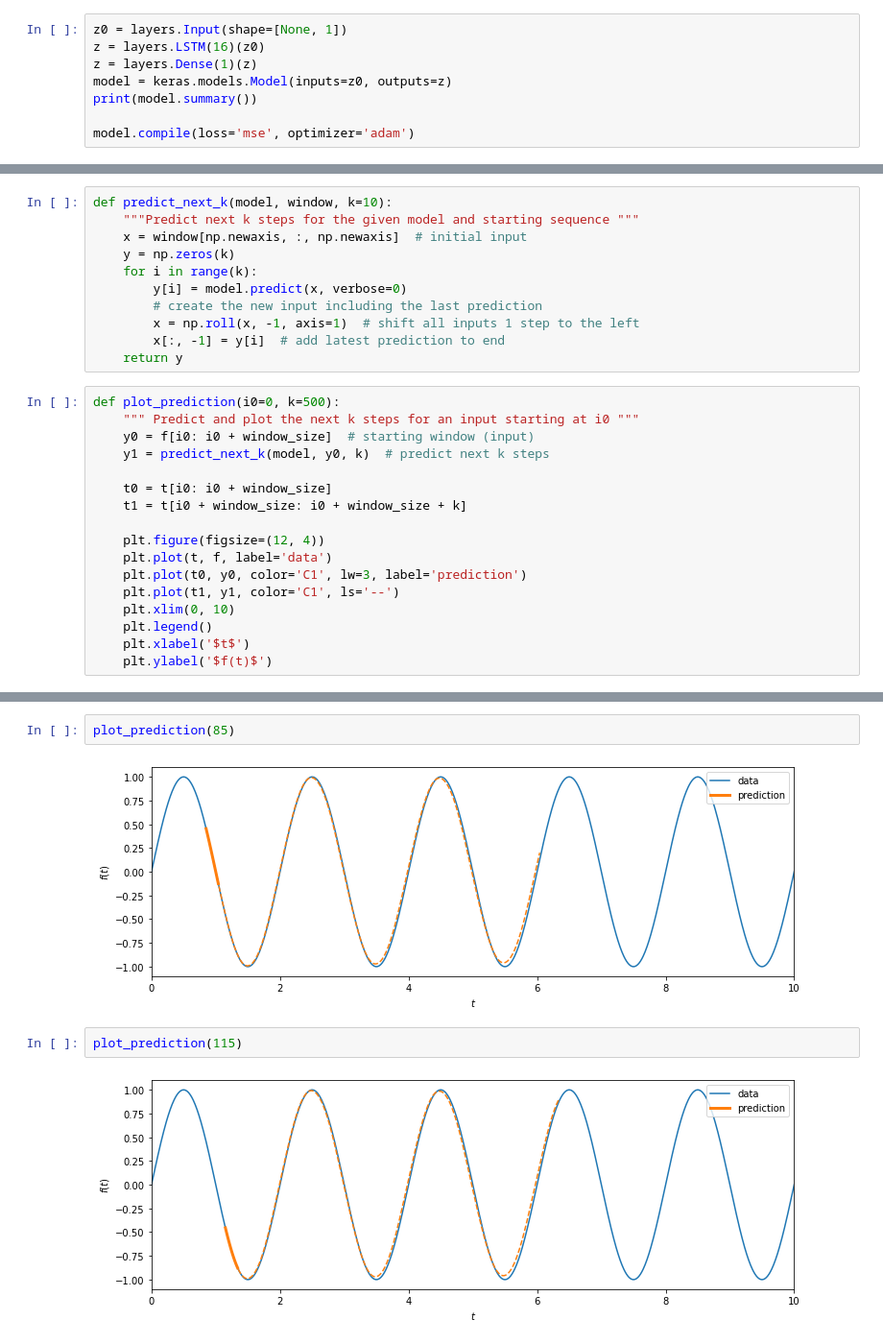
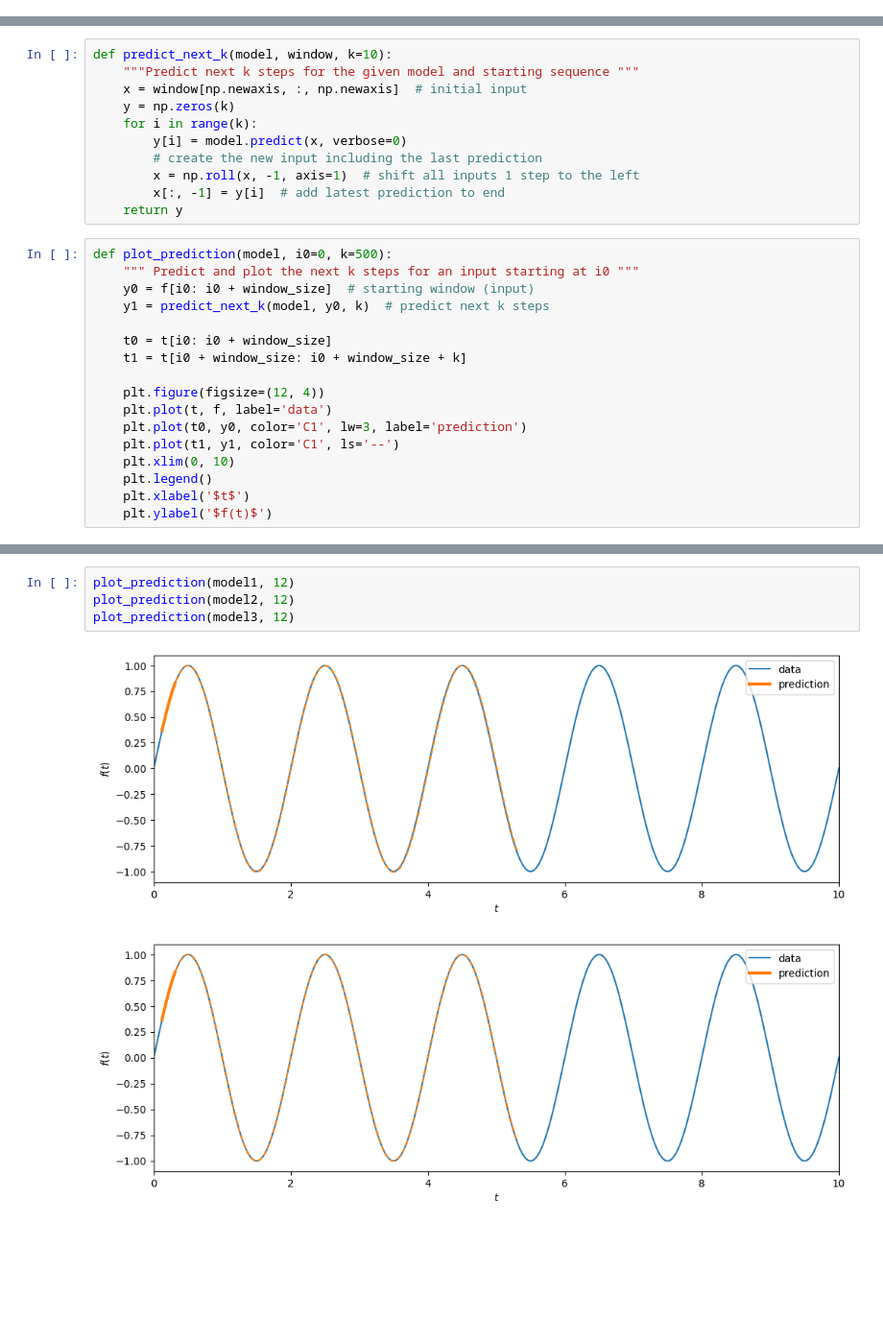
Before and after one commit to adrian-sica/ADL2025_exercises, a Jupyter notebook: Exercise8p1/Exercise_8_1_sine_wave_forecasting.ipynb, the cells around one changed output, grey strips where cells are left out. Shown: that part at 96% size. Cells and saved outputs as stored; diff of their text form; blank space fills up the shorter version.

```diff
--- a/Exercise8p1/Exercise_8_1_sine_wave_forecasting.ipynb
+++ b/Exercise8p1/Exercise_8_1_sine_wave_forecasting.ipynb
@@ -59,11 +57,3 @@ X = [0.         0.0314139  0.06279679 0.0941177  0.1253457  0.15644998
 y = [0.58783609]
 # %% [markdown]
 ### Define and train RNN
-# %%
-z0 = layers.Input(shape=[None, 1])
-z = layers.LSTM(16)(z0)
-z = layers.Dense(1)(z)
-model = keras.models.Model(inputs=z0, outputs=z)
-print(model.summary())
-
-model.compile(loss='mse', optimizer='adam')
@@ -137,7 +201,7 @@ def predict_next_k(model, window, k=10):
         x[:, -1] = y[i]  # add latest prediction to end
     return y
 # %%
-def plot_prediction(i0=0, k=500):
+def plot_prediction(model, i0=0, k=500):
     """ Predict and plot the next k steps for an input starting at i0 """
     y0 = f[i0: i0 + window_size]  # starting window (input)
     y1 = predict_next_k(model, y0, k)  # predict next k steps
@@ -160,8 +220,7 @@ plot_prediction(12)
-# %%
-plot_prediction(85)
-# %% [output]
-[figure, removed]
-# %%
-plot_prediction(115)
-# %% [output]
-[figure, removed]
+# %%
+plot_prediction(model1, 12)
+plot_prediction(model2, 12)
+plot_prediction(model3, 12)
+# %% [output]
+[figure, added]
+[figure, added]
```
Also changed, not shown: parts of 11 cells of this notebook.
